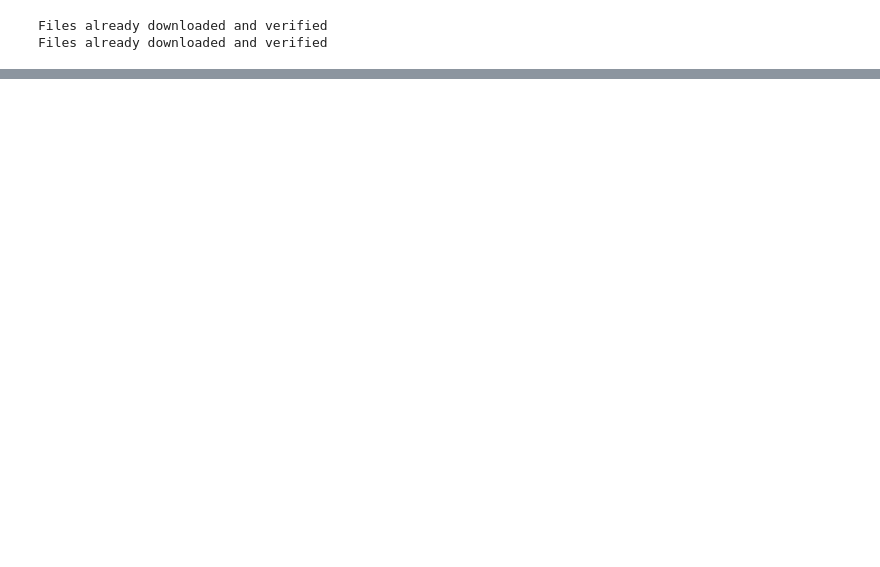
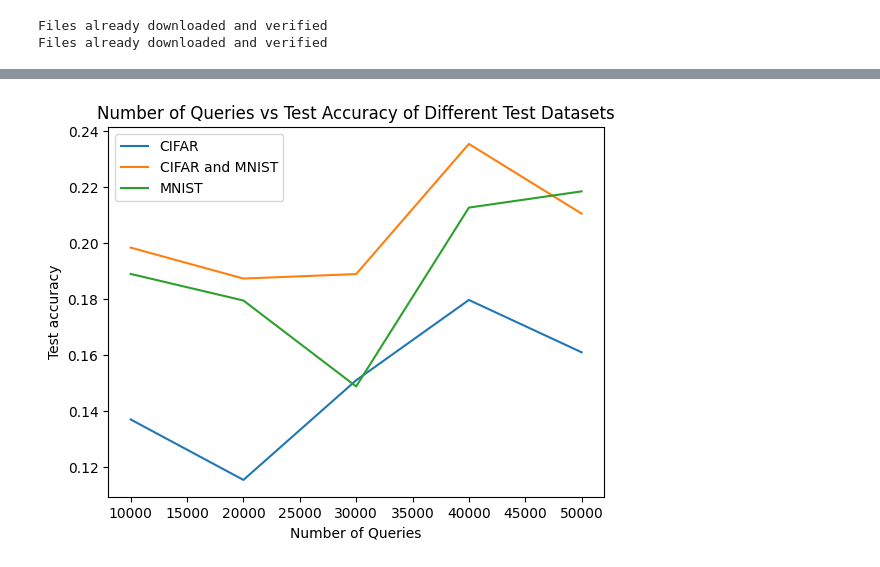
Before and after one commit to 01bbae/Model-Stealing-Attack, a Jupyter notebook: run.ipynb, the cells around one changed output, grey strips where cells are left out. Cells and saved outputs as stored; diff of their text form; code cells hidden in the pictures; blank space fills up the shorter version.

```diff
--- a/run.ipynb
+++ b/run.ipynb
@@ -37,3 +51,8 @@ cifar_test_loader = torch.utils.data.DataLoader(cifar_test, batch_size=4, shuffl
+# %%
+mnist_cifar_train_loader = DataLoader(mnist_cifar_train, batch_size=4, shuffle=True)
+mnist_cifar_test_loader = DataLoader(mnist_cifar_test, batch_size=4, shuffle=True)
+cifar_test_loader = DataLoader(cifar_test, batch_size=4, shuffle=True)
+mnist_test_loader = DataLoader(mnist_test, batch_size=4, shuffle=True)
 # %%
 loss_fn = torch.nn.CrossEntropyLoss()
 optimizer = torch.optim.Adam(knockoff_model.parameters())
@@ -74,12 +107,8 @@ def testing_knockoff(pretrained_model, knockoff_model, data_loader):
 # %%
-accuracy = []
-
 for num_query in queries:
     print("Queries:", num_query)
-    training_knockoff(pretrained_model, knockoff_model, num_query, 10, cifar_train_loader)
-    acc = testing_knockoff(pretrained_model, knockoff_model, cifar_test_loader)
-    print(acc)
-    accuracy.append(acc)
-    # Reset knockoff model to new resnet
-    knockoff_model = resnet50(weights=None)
+    knockoff_model = training_knockoff(pretrained_model, knockoff_model, num_query, mnist_cifar_train_loader)
+    torch.save(knockoff_model.state_dict(), "./models/" + "model_" + str(num_query) + "_queries.pt")
+    # Reset knockoff model to random weights
+    knockoff_model = knockoff_model_base
 # %% [output]
@@ -89,0 +122,18 @@ KeyboardInterrupt:
+# %%
+# initalize aggregate arrays for accuracies
+cifar_acc_aggr = []
+mnist_cifar_acc_aggr = []
+mnist_acc_aggr = []
+
+for num_query in queries:
+    knockoff_model = knockoff_model_base
+    knockoff_model.load_state_dict(torch.load("./models/" + "model_" + str(num_query) + "_queries.pt"))
+    cifar_acc = testing_knockoff(pretrained_model, knockoff_model, cifar_test_loader)
+    mnist_cifar_acc = testing_knockoff(pretrained_model, knockoff_model, mnist_cifar_test_loader)
+    mnist_acc = testing_knockoff(pretrained_model, knockoff_model, mnist_test_loader)
+    print("cifar_acc:", cifar_acc)
+    print("mnist_cifar_acc:", mnist_cifar_acc)
+    print("mnist_acc:", mnist_acc)
+    cifar_acc_aggr.append(cifar_acc)
+    mnist_cifar_acc_aggr.append(mnist_cifar_acc)
+    mnist_acc_aggr.append(mnist_acc)
@@ -89,0 +156,11 @@ KeyboardInterrupt:
+# %%
+plt.plot(queries, cifar_acc_aggr, label="CIFAR")
+plt.plot(queries, mnist_cifar_acc_aggr, label="CIFAR and MNIST")
+plt.plot(queries, mnist_acc_aggr, label="MNIST")
+plt.ylabel("Test accuracy")
+plt.xlabel("Number of Queries")
+plt.title("Number of Queries vs Test Accuracy of Different Test Datasets")
+plt.legend()
+plt.savefig("acc.png")
+# %% [output]
+[figure, added]
```
Also changed, not shown: parts of 17 cells of this notebook, 9 other files.
